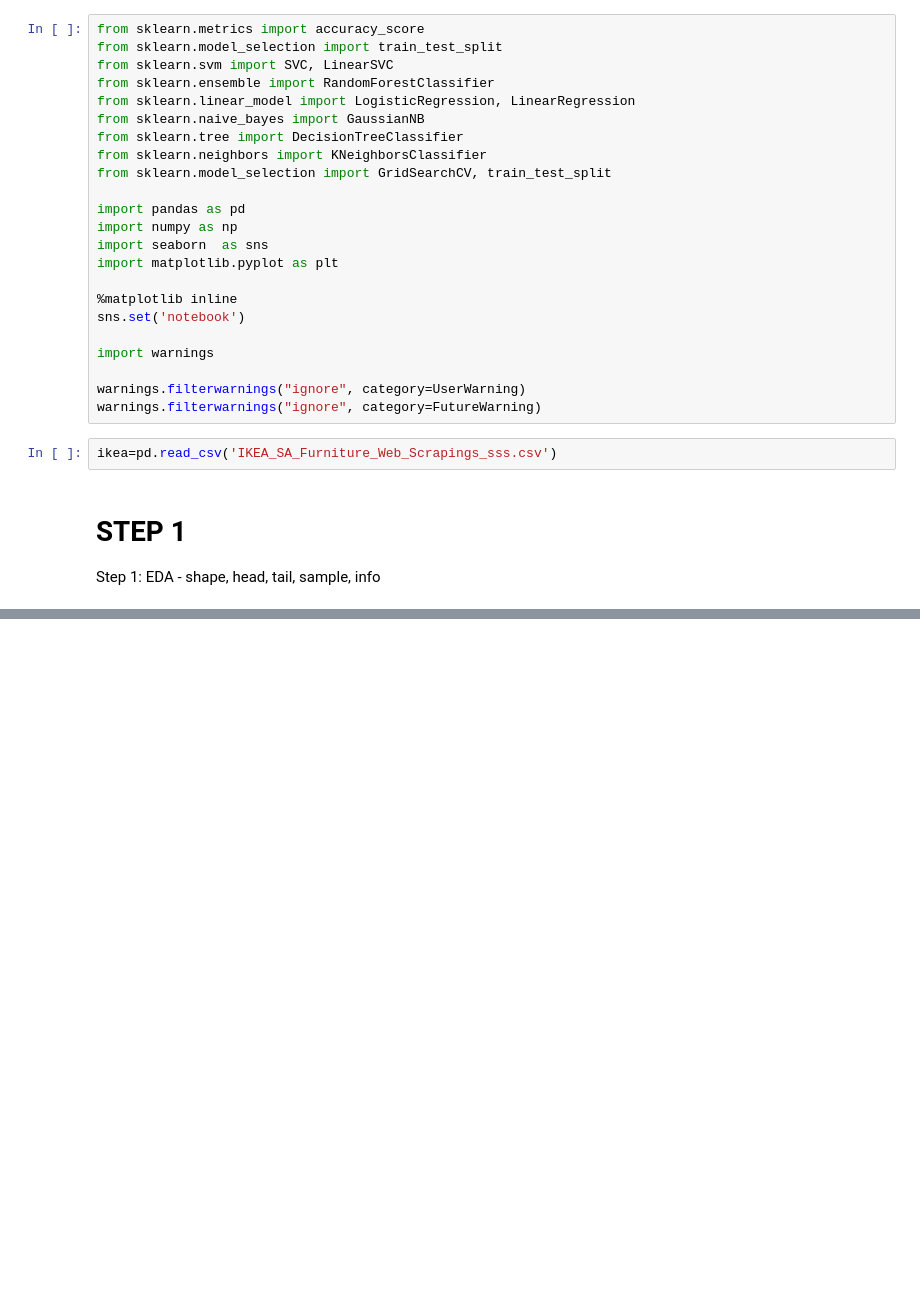
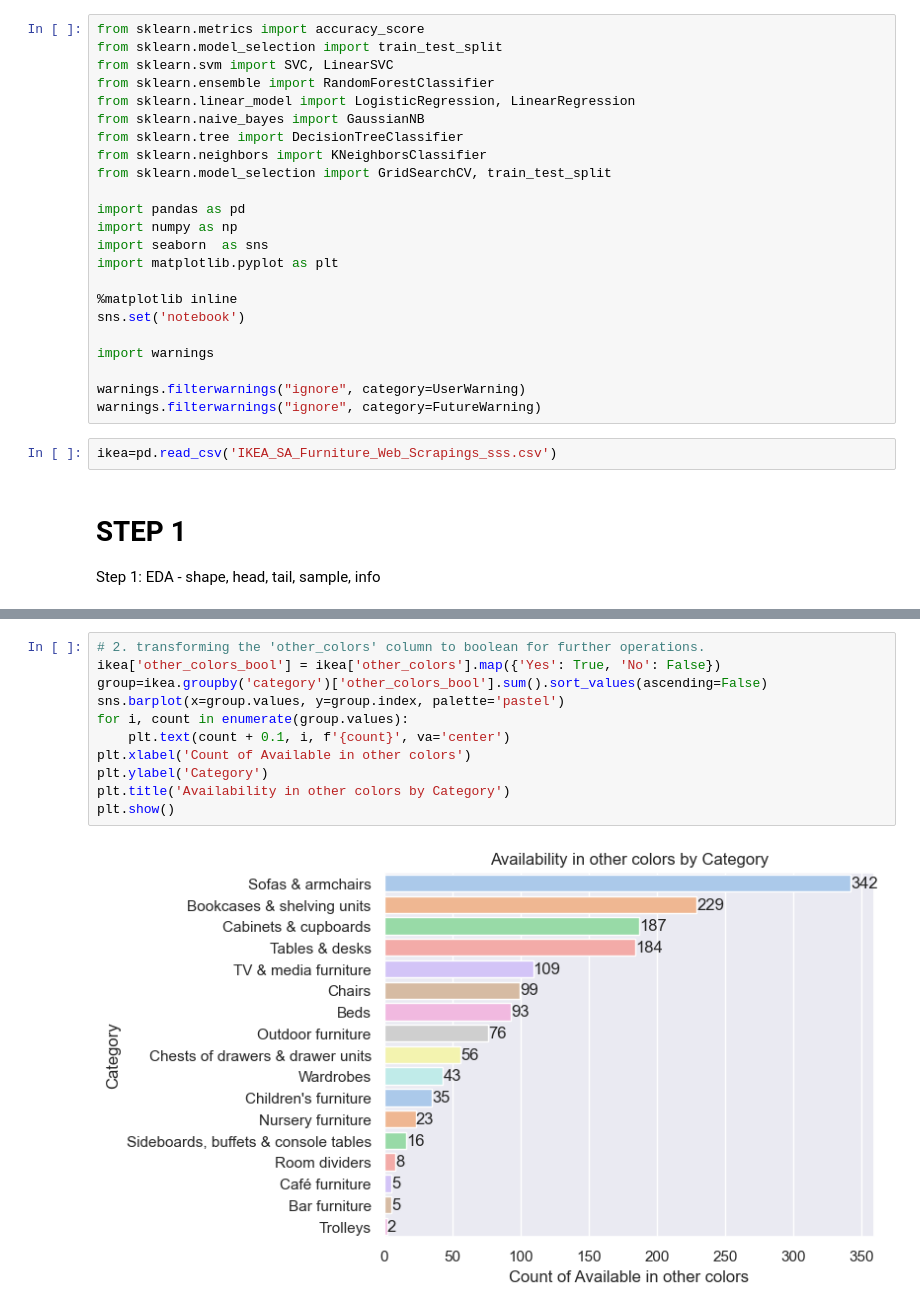
Before and after one commit to MarinaYurchenko/Python-Step-Project, a Jupyter notebook: Python Step project/Step.ipynb, the cells around one changed output, grey strips where cells are left out. Drawn from its saved outputs; the diff is of its cells as text; blank space fills up the shorter version.

```diff
--- a/Python Step project/Step.ipynb
+++ b/Python Step project/Step.ipynb
@@ -136,0 +211,13 @@ Due to this primar research it is obvious that the main problem is the presence
+# %%
+# 2. transforming the 'other_colors' column to boolean for further operations.
+ikea['other_colors_bool'] = ikea['other_colors'].map({'Yes': True, 'No': False})
+group=ikea.groupby('category')['other_colors_bool'].sum().sort_values(ascending=False)
+sns.barplot(x=group.values, y=group.index, palette='pastel')
+for i, count in enumerate(group.values):
+    plt.text(count + 0.1, i, f'{count}', va='center')
+plt.xlabel('Count of Available in other colors')
+plt.ylabel('Category')
+plt.title('Availability in other colors by Category')
+plt.show()
+# %% [output]
+[figure, added]
```
Also changed, not shown: parts of 20 cells of this notebook.
